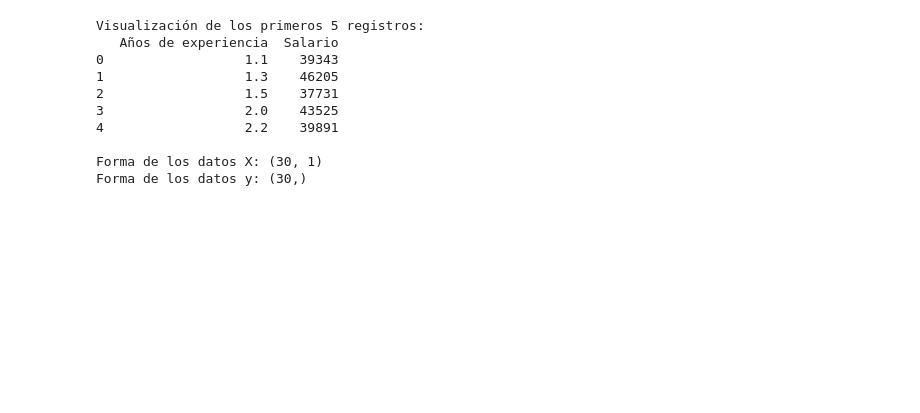
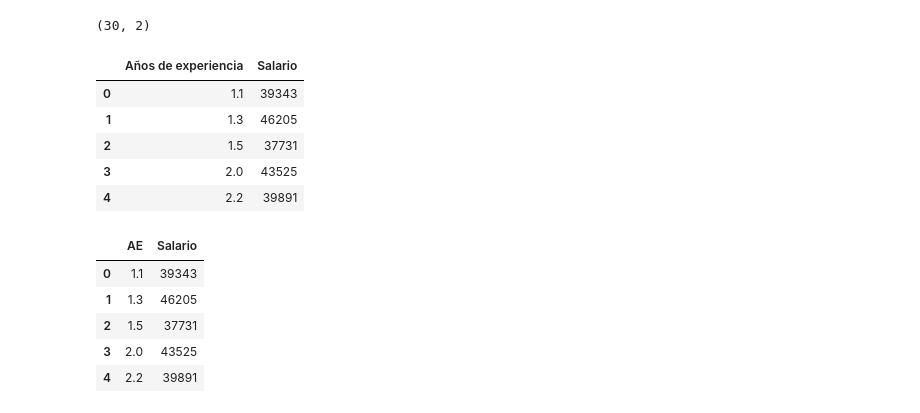
Before and after one commit to d4vhost/MachineLearning, a Jupyter notebook: Salary_Data.ipynb, the cells around one changed output. Drawn from its saved outputs; the diff is of its cells as text; code cells hidden in the pictures; blank space fills up the shorter version.

```diff
--- a/Salary_Data.ipynb
+++ b/Salary_Data.ipynb
@@ -7,23 +4,24 @@ from sklearn.model_selection import train_test_split
 from sklearn.linear_model import LinearRegression
 # %%
-dataset = pd.read_csv('../MyPython/dataset/Salary_Data.csv', delimiter=';')
+df = pd.read_csv('../MyPython/dataset/Salary_Data.csv', sep=';')
+print(df.shape)
+df.head()
+# %% [output]
+(30, 2)
+|  | Años de experiencia | Salario |
+| 0 | 1.1 | 39343 |
+| 1 | 1.3 | 46205 |
+| 2 | 1.5 | 37731 |
+| 3 | 2.0 | 43525 |
+| 4 | 2.2 | 39891 |
 # %%
-X = dataset.iloc[:, :-1].values
-y = dataset.iloc[:, 1].values
-
-print("Visualización de los primeros 5 registros:")
-print(dataset.head())
-print("\nForma de los datos X:", X.shape)
-print("Forma de los datos y:", y.shape)
+df.columns = ['AE', 'Salario']
+df.head()
 # %% [output]
-Visualización de los primeros 5 registros:
-   Años de experiencia  Salario
-0                  1.1    39343
-1                  1.3    46205
-2                  1.5    37731
-3                  2.0    43525
-4                  2.2    39891
-
-Forma de los datos X: (30, 1)
-Forma de los datos y: (30,)
+|  | AE | Salario |
+| 0 | 1.1 | 39343 |
+| 1 | 1.3 | 46205 |
+| 2 | 1.5 | 37731 |
+| 3 | 2.0 | 43525 |
+| 4 | 2.2 | 39891 |
 # %%
```
Also changed, not shown: parts of 6 cells of this notebook.
